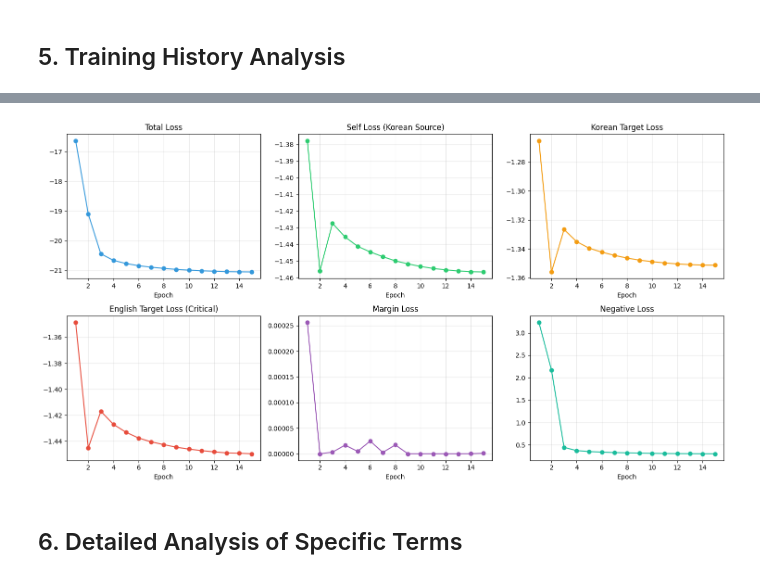
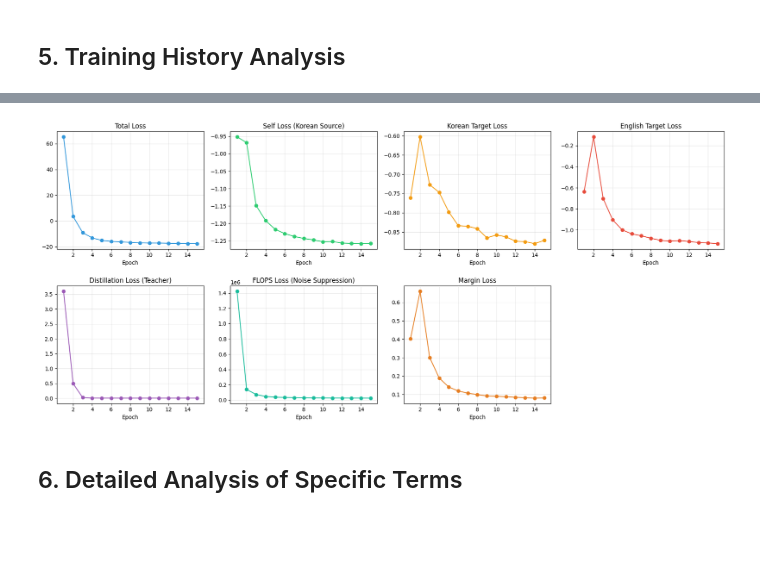
Before and after one commit to sa-project-private-repo/opensearch-neural-pre-train, a Jupyter notebook: notebooks/opensearch-neural-v19/03_inference_test.ipynb, the cells around one changed output, grey strips where cells are left out. Saved outputs shown, nothing was run; the diff lists cells and outputs as text; code cells hidden in the pictures; blank space fills up the shorter version.

```diff
--- a/notebooks/opensearch-neural-v19/03_inference_test.ipynb
+++ b/notebooks/opensearch-neural-v19/03_inference_test.ipynb
@@ -376,72 +388,89 @@ Loss components per epoch:
 # %%
 # Plot training curves
 if history:
-    # Check format
-    has_separate_targets = 'ko_target' in history[0]
+    has_distill = 'distill' in history[0]
+    has_negative = 'negative' in history[0]
+    epochs = range(1, len(history) + 1)
 
-    if has_separate_targets:
-        # New format: 2x3 grid with separate Korean/English losses
-        fig, axes = plt.subplots(2, 3, figsize=(15, 8))
-        epochs = range(1, len(history) + 1)
+    if has_distill:
+        # New format with distillation and FLOPS
+        fig, axes = plt.subplots(2, 4, figsize=(18, 8))
 
         axes[0, 0].plot(epochs, [h['total'] for h in history], '-o', color='#3498db')
         axes[0, 0].set_title('Total Loss')
         axes[0, 0].set_xlabel('Epoch')
         axes[0, 0].grid(True, alpha=0.3)
 
         axes[0, 1].plot(epochs, [h['self'] for h in history], '-o', color='#2ecc71')
         axes[0, 1].set_title('Self Loss (Korean Source)')
         axes[0, 1].set_xlabel('Epoch')
         axes[0, 1].grid(True, alpha=0.3)
 
         axes[0, 2].plot(epochs, [h['ko_target'] for h in history], '-o', color='#f39c12')
         axes[0, 2].set_title('Korean Target Loss')
         axes[0, 2].set_xlabel('Epoch')
         axes[0, 2].grid(True, alpha=0.3)
 
-        axes[1, 0].plot(epochs, [h['en_target'] for h in history], '-o', color='#e74c3c')
-        axes[1, 0].set_title('English Target Loss (Critical)')
+        axes[0, 3].plot(epochs, [h['en_target'] for h in history], '-o', color='#e74c3c')
+        axes[0, 3].set_title('English Target Loss')
+        axes[0, 3].set_xlabel('Epoch')
+        axes[0, 3].grid(True, alpha=0.3)
+
+        axes[1, 0].plot(epochs, [h['distill'] for h in history], '-o', color='#9b59b6')
+        axes[1, 0].set_title('Distillation Loss (Teacher)')
+        axes[1, 0].set_xlabel('Epoch')
+        axes[1, 0].grid(True, alpha=0.3)
+
+        axes[1, 1].plot(epochs, [h['flops'] for h in history], '-o', color='#1abc9c')
+        axes[1, 1].set_title('FLOPS Loss (Noise Suppression)')
+        axes[1, 1].set_xlabel('Epoch')
+        axes[1, 1].grid(True, alpha=0.3)
+
+        axes[1, 2].plot(epochs, [h['margin'] for h in history], '-o', color='#e67e22')
+        axes[1, 2].set_title('Margin Loss')
+        axes[1, 2].set_xlabel('Epoch')
+        axes[1, 2].grid(True, alpha=0.3)
+
+        axes[1, 3].axis('off')
+
+    elif has_negative:
+        # Old format with negative loss
+        fig, axes = plt.subplots(2, 3, figsize=(15, 8))
+
+        axes[0, 0].plot(epochs, [h['total'] for h in history], '-o', color='#3498db')
+        axes[0, 0].set_title('Total Loss')
+        axes[0, 0].set_xlabel('Epoch')
+        axes[0, 0].grid(True, alpha=0.3)
+
+        axes[0, 1].plot(epochs, [h['self'] for h in history], '-o', color='#2ecc71')
+        axes[0, 1].set_title('Self Loss (Korean Source)')
+        axes[0, 1].set_xlabel('Epoch')
+        axes[0, 1].grid(True, alpha=0.3)
+
+        axes[0, 2].plot(epochs, [h.get('ko_target', h.get('target', 0)) for h in history], '-o', color='#f39c12')
+        axes[0, 2].set_title('Korean Target Loss')
+        axes[0, 2].set_xlabel('Epoch')
+        axes[0, 2].grid(True, alpha=0.3)
+
+        axes[1, 0].plot(epochs, [h.get('en_target', 0) for h in history], '-o', color='#e74c3c')
+        axes[1, 0].set_title('English Target Loss')
         axes[1, 0].set_xlabel('Epoch')
         axes[1, 0].grid(True, alpha=0.3)
 
         axes[1, 1].plot(epochs, [h['margin'] for h in history], '-o', color='#9b59b6')
         axes[1, 1].set_title('Margin Loss')
         axes[1, 1].set_xlabel('Epoch')
         axes[1, 1].grid(True, alpha=0.3)
 
         axes[1, 2].plot(epochs, [h['negative'] for h in history], '-o', color='#1abc9c')
         axes[1, 2].set_title('Negative Loss')
         axes[1, 2].set_xlabel('Epoch')
         axes[1, 2].grid(True, alpha=0.3)
-    else:
-        # Old format: 2x2 grid
-        fig, axes = plt.subplots(2, 2, figsize=(12, 8))
-        epochs = range(1, len(history) + 1)
-
-        axes[0, 0].plot(epochs, [-h['total'] for h in history], '-o', color='#3498db')
-        axes[0, 0].set_title('Total Loss (negated)')
-        axes[0, 0].set_xlabel('Epoch')
-        axes[0, 0].grid(True, alpha=0.3)
-
-        axes[0, 1].plot(epochs, [-h['self'] for h in history], '-o', color='#2ecc71')
-        axes[0, 1].set_title('Self Loss (Korean Preservation)')
-        axes[0, 1].set_xlabel('Epoch')
-        axes[0, 1].grid(True, alpha=0.3)
-
-        axes[1, 0].plot(epochs, [-h['target'] for h in history], '-o', color='#e74c3c')
-        axes[1, 0].set_title('Target Loss')
-        axes[1, 0].set_xlabel('Epoch')
-        axes[1, 0].grid(True, alpha=0.3)
-
-        axes[1, 1].plot(epochs, [h['negative'] for h in history], '-o', color='#9b59b6')
-        axes[1, 1].set_title('Negative Loss')
-        axes[1, 1].set_xlabel('Epoch')
-        axes[1, 1].grid(True, alpha=0.3)
 
     plt.tight_layout()
     plt.show()
 # %% [output]
-[figure, old version]
+[figure, new version]
 # %% [markdown]
 ## 6. Detailed Analysis of Specific Terms
 # %%
```
Also changed, not shown: parts of 6 cells of this notebook, 5 other files.
